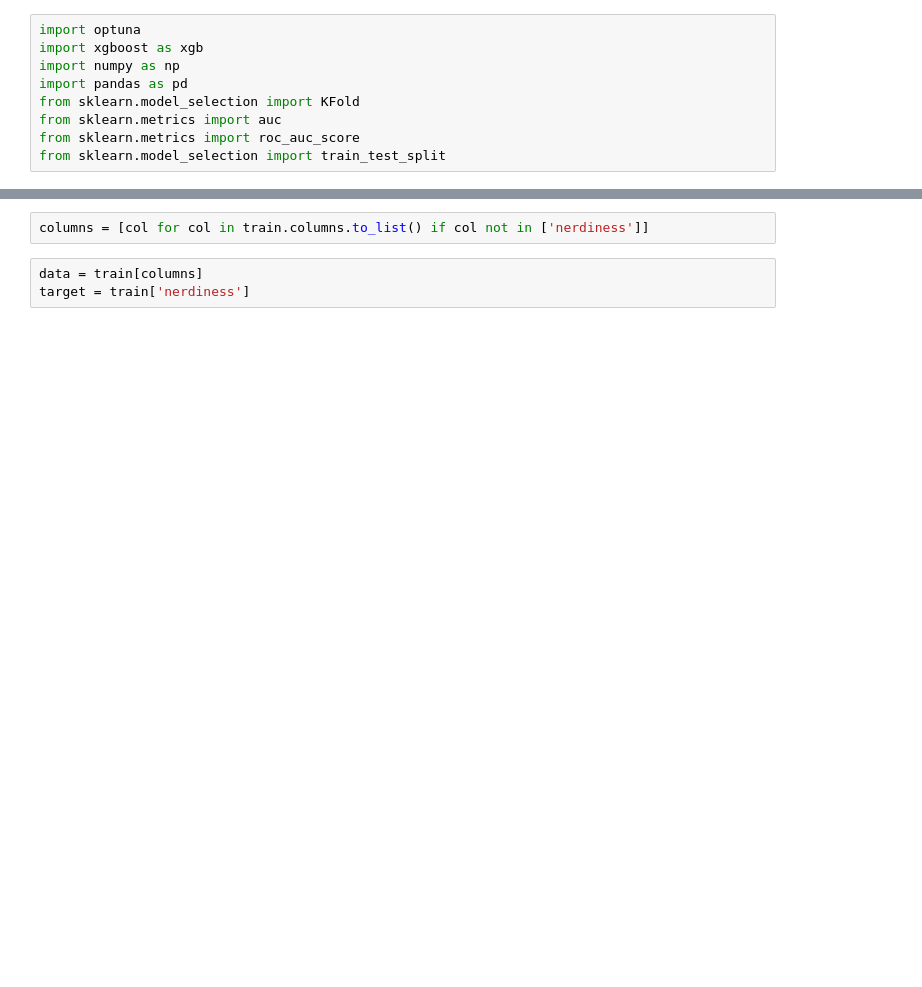
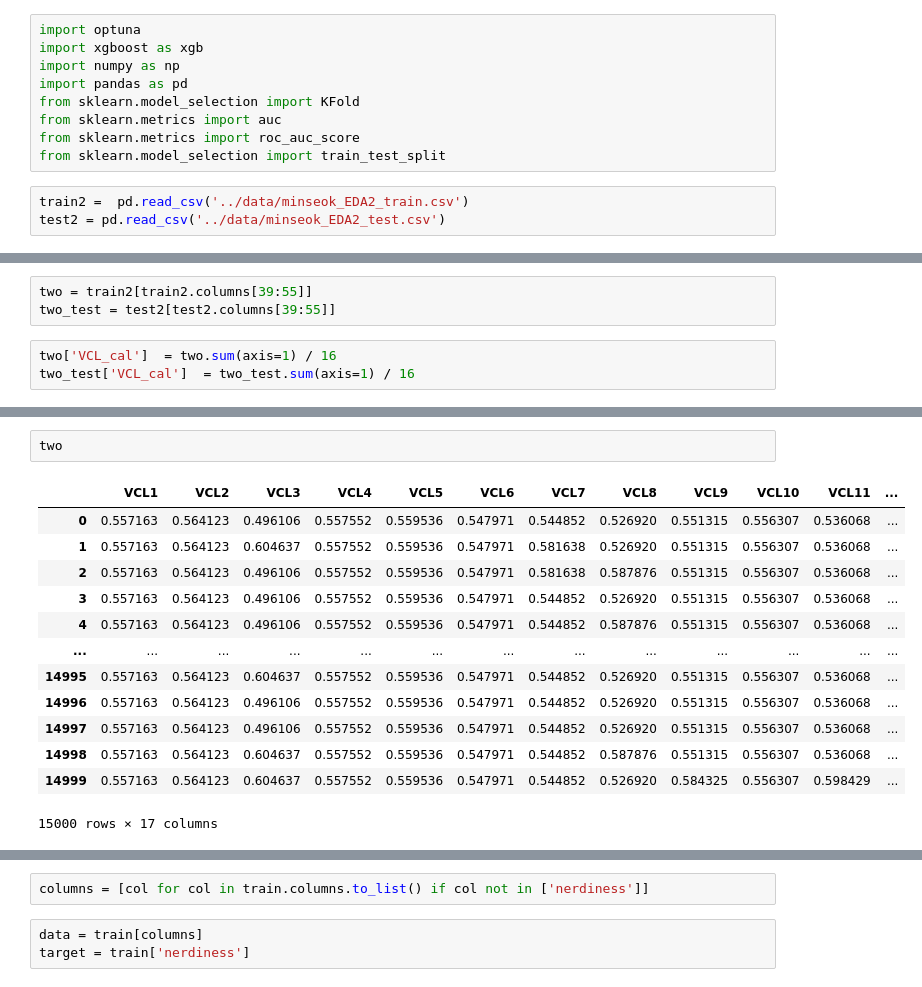
Before and after one commit to Seokii/2022_SWAI_Qualifiers, a Jupyter notebook: notebooks/XGBoost.ipynb, the cells around one changed output, grey strips where cells are left out. Saved outputs shown, nothing was run; the diff lists cells and outputs as text; blank space fills up the shorter version.

```diff
--- a/notebooks/XGBoost.ipynb
+++ b/notebooks/XGBoost.ipynb
@@ -7,4 +7,7 @@ from sklearn.model_selection import KFold
 from sklearn.metrics import auc
 from sklearn.metrics import roc_auc_score
 from sklearn.model_selection import train_test_split
+# %%
+train2 =  pd.read_csv('../data/minseok_EDA2_train.csv')
+test2 = pd.read_csv('../data/minseok_EDA2_test.csv')
 # %%
@@ -28,0 +65,6 @@ display(train)
+# %%
+two = train2[train2.columns[39:55]]
+two_test = test2[test2.columns[39:55]]
+# %%
+two['VCL_cal']  = two.sum(axis=1) / 16
+two_test['VCL_cal']  = two_test.sum(axis=1) / 16
@@ -28,0 +82,16 @@ display(train)
+# %%
+two
+# %% [output]
+|  | VCL1 | VCL2 | VCL3 | VCL4 | VCL5 | VCL6 | VCL7 | VCL8 | VCL9 | VCL10 | VCL11 | ... |
+| 0 | 0.557163 | 0.564123 | 0.496106 | 0.557552 | 0.559536 | 0.547971 | 0.544852 | 0.526920 | 0.551315 | 0.556307 | 0.536068 | ... |
+| 1 | 0.557163 | 0.564123 | 0.604637 | 0.557552 | 0.559536 | 0.547971 | 0.581638 | 0.526920 | 0.551315 | 0.556307 | 0.536068 | ... |
+| 2 | 0.557163 | 0.564123 | 0.496106 | 0.557552 | 0.559536 | 0.547971 | 0.581638 | 0.587876 | 0.551315 | 0.556307 | 0.536068 | ... |
+| 3 | 0.557163 | 0.564123 | 0.496106 | 0.557552 | 0.559536 | 0.547971 | 0.544852 | 0.526920 | 0.551315 | 0.556307 | 0.536068 | ... |
+| 4 | 0.557163 | 0.564123 | 0.496106 | 0.557552 | 0.559536 | 0.547971 | 0.544852 | 0.587876 | 0.551315 | 0.556307 | 0.536068 | ... |
+| ... | ... | ... | ... | ... | ... | ... | ... | ... | ... | ... | ... | ... |
+| 14995 | 0.557163 | 0.564123 | 0.604637 | 0.557552 | 0.559536 | 0.547971 | 0.544852 | 0.526920 | 0.551315 | 0.556307 | 0.536068 | ... |
+| 14996 | 0.557163 | 0.564123 | 0.496106 | 0.557552 | 0.559536 | 0.547971 | 0.544852 | 0.526920 | 0.551315 | 0.556307 | 0.536068 | ... |
+| 14997 | 0.557163 | 0.564123 | 0.496106 | 0.557552 | 0.559536 | 0.547971 | 0.544852 | 0.526920 | 0.551315 | 0.556307 | 0.536068 | ... |
+| 14998 | 0.557163 | 0.564123 | 0.604637 | 0.557552 | 0.559536 | 0.547971 | 0.544852 | 0.587876 | 0.551315 | 0.556307 | 0.536068 | ... |
+| 14999 | 0.557163 | 0.564123 | 0.604637 | 0.557552 | 0.559536 | 0.547971 | 0.544852 | 0.526920 | 0.584325 | 0.556307 | 0.598429 | ... |
+15000 rows × 17 columns
```
Also changed, not shown: parts of 25 cells of this notebook, 2 other files.
